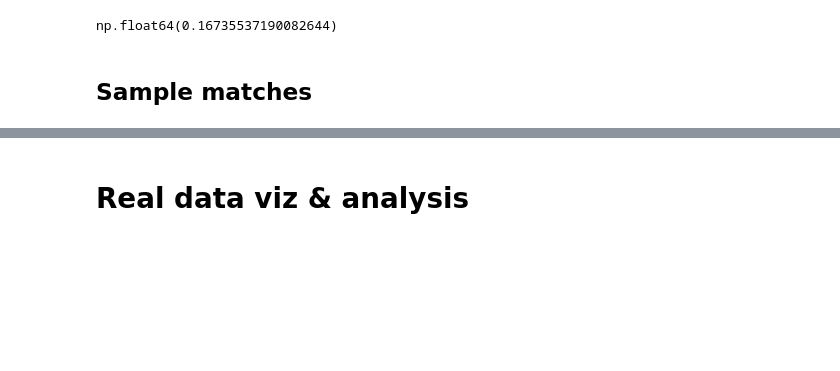
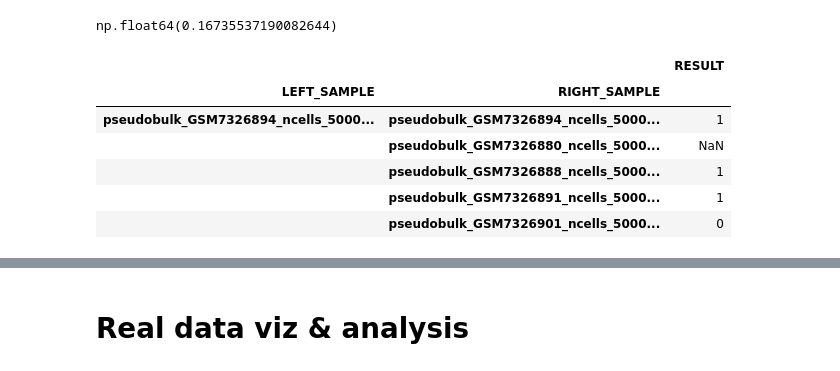
Before and after one commit to emma2207/hgsoc-reconstruction, a Jupyter notebook: sample_id_matching/scripts/experiment/crosscheck_analysis.ipynb, the cells around one changed output, grey strips where cells are left out. Saved outputs shown, nothing was run; the diff lists cells and outputs as text; code cells hidden in the pictures; blank space fills up the shorter version.

```diff
--- a/sample_id_matching/scripts/experiment/crosscheck_analysis.ipynb
+++ b/sample_id_matching/scripts/experiment/crosscheck_analysis.ipynb
@@ -48,16 +47,14 @@ matrix.head()
 df["RESULT"].value_counts()["INCONCLUSIVE"]/df.shape[0]
 # %% [output]
 np.float64(0.16735537190082644)
-# %% [markdown]
-## Sample matches
 # %%
-# Create a mapping for CrosscheckFingerprints results to binary values
-result_mapping = {
-    "EXPECTED_MATCH": 1,
-    "UNEXPECTED_MATCH": 1,
-    "EXPECTED_MISMATCH": 0,
-    "UNEXPECTED_MISMATCH": 0,
-    "INCONCLUSIVE": 0
-}
-
-inferred_matches = long_df_to_matrix_crosscheckfingerprints(df, "RESULT").replace(result_mapping)
+inferred_matches = parse_sample_matching_results_crosscheckfingerprints(DATA_PATH, pseudobulk, dataset, ncells, rd)
+inferred_matches.head()
+# %% [output]
+|  |  | RESULT |
+| LEFT_SAMPLE | RIGHT_SAMPLE |  |
+| pseudobulk_GSM7326894_ncells_5000... | pseudobulk_GSM7326894_ncells_5000... | 1 |
+|  | pseudobulk_GSM7326880_ncells_5000... | NaN |
+|  | pseudobulk_GSM7326888_ncells_5000... | 1 |
+|  | pseudobulk_GSM7326891_ncells_5000... | 1 |
+|  | pseudobulk_GSM7326901_ncells_5000... | 0 |
```
Also changed, not shown: parts of 4 cells of this notebook, 5 other files.
